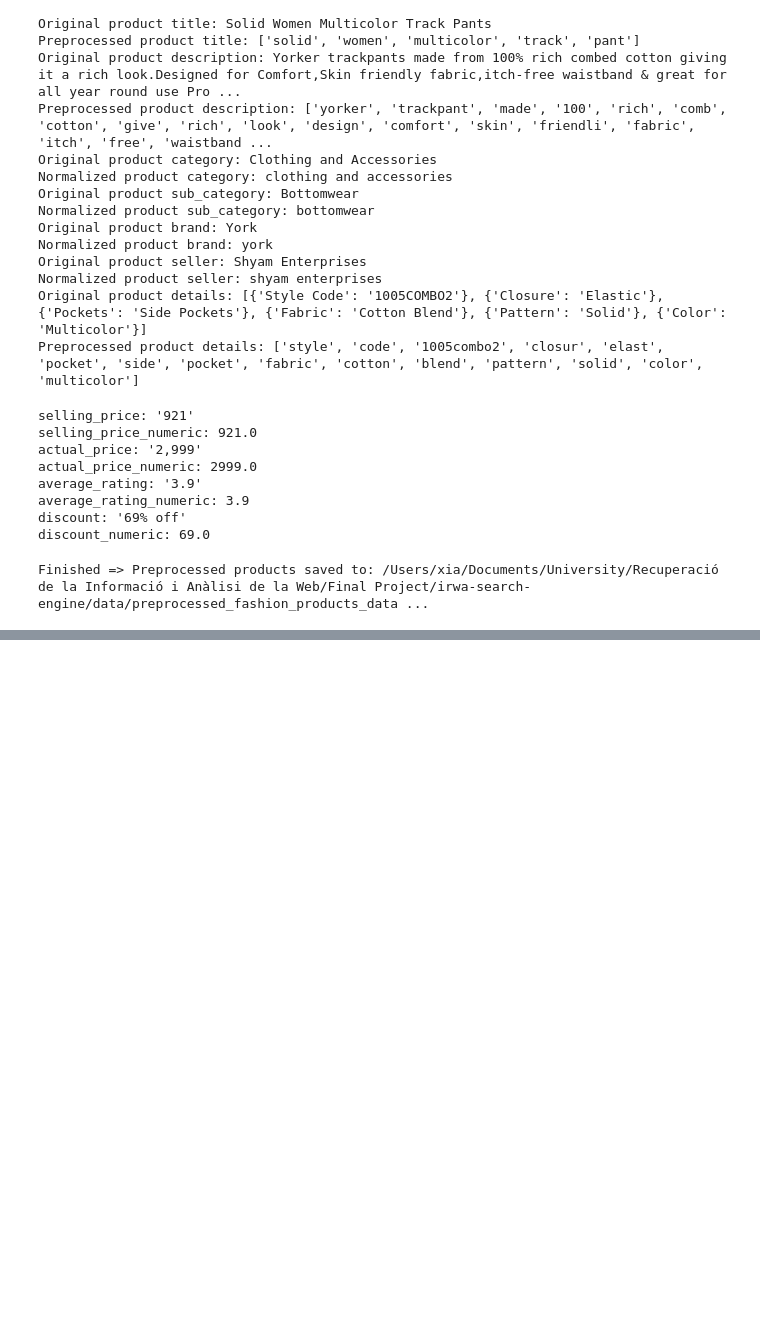
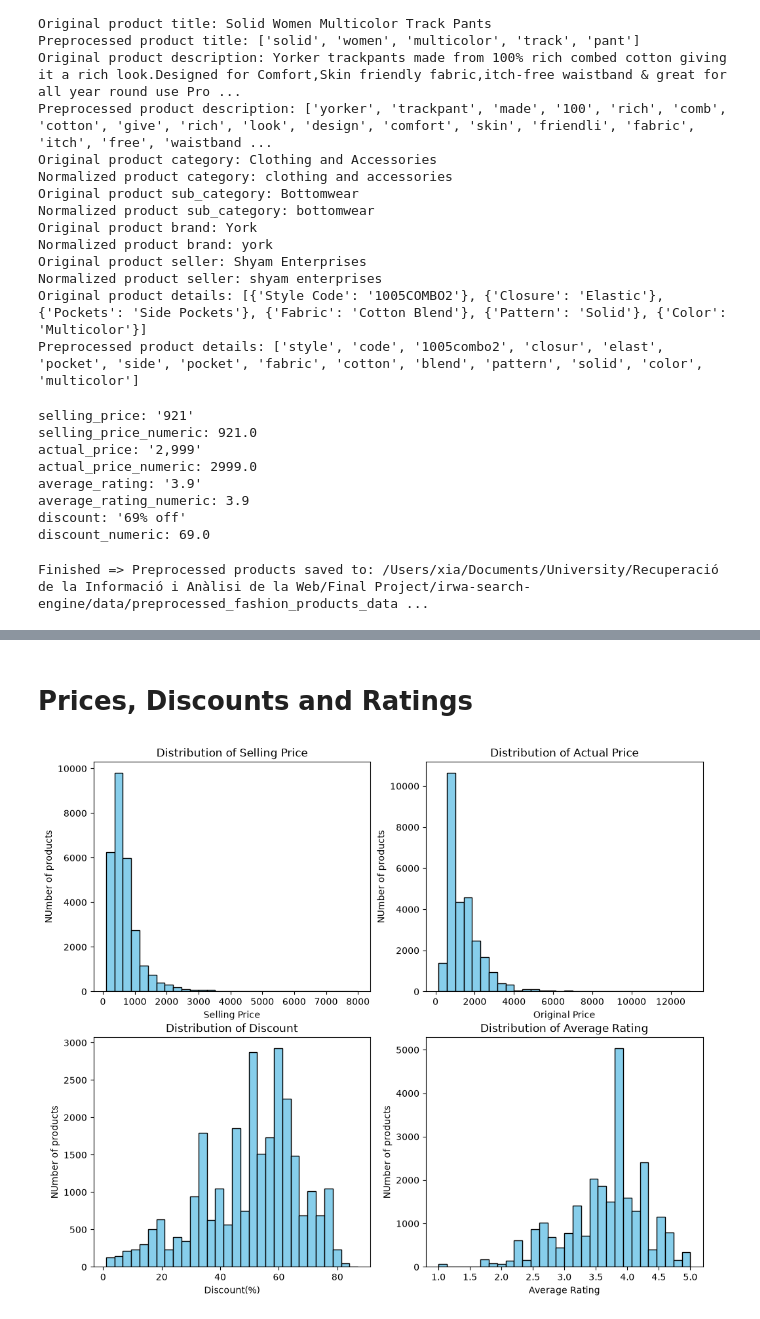
Before and after one commit to Mousemices/R-part1, a Jupyter notebook: project_progress/part_1/01_data_preparation.ipynb, the cells around one changed output, grey strips where cells are left out. Cells and saved outputs as stored; diff of their text form; code cells hidden in the pictures; blank space fills up the shorter version.

```diff
--- a/project_progress/part_1/01_data_preparation.ipynb
+++ b/project_progress/part_1/01_data_preparation.ipynb
@@ -214,0 +307,32 @@ Finished => Preprocessed products saved to: /Users/xia/Documents/University/Recu
+# %% [markdown]
+# Prices, Discounts and Ratings
+# %%
+numeric_attributes = ["selling_price_numeric", "actual_price_numeric", "discount_numeric", "average_rating_numeric"]
+
+numeric_df = pd.DataFrame([
+    {attribute: product[attribute] for attribute in numeric_attributes}
+    for product in preprocessed_products
+])
+
+numeric_df.describe().round(2)
+
+fig, axes = plt.subplots(2, 2, figsize=(12, 10))
+plot_titles = [
+    ("selling_price_numeric", "Distribution of Selling Price", "Selling Price"),
+    ("actual_price_numeric", "Distribution of Actual Price", "Original Price"),
+    ("discount_numeric", "Distribution of Discount", "Discount(%)"),
+    ("average_rating_numeric", "Distribution of Average Rating", "Average Rating")
+]
+
+for ax, (attribute, title, xlabel) in zip(axes.flatten(), plot_titles):
+    ax.hist(
+        numeric_df[attribute].dropna(),
+        bins=30,
+        color="skyblue",
+        edgecolor="black"
+    )
+    ax.set_title(title)
+    ax.set_xlabel(xlabel)
+    ax.set_ylabel("NUmber of products")
+# %% [output]
+[figure, added]
```
Also changed, not shown: parts of 10 cells of this notebook, 9 other files.
